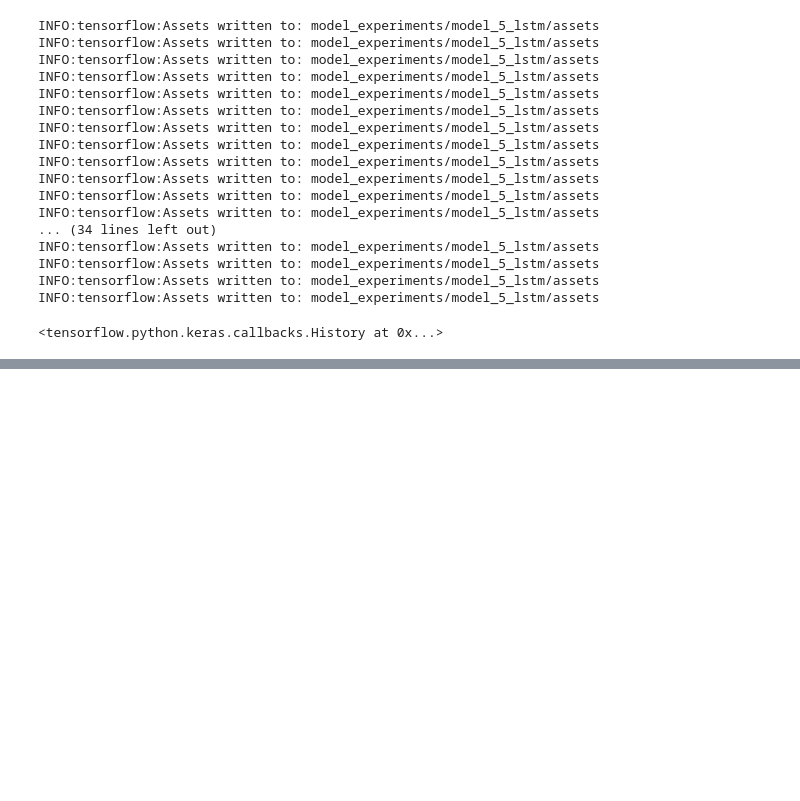
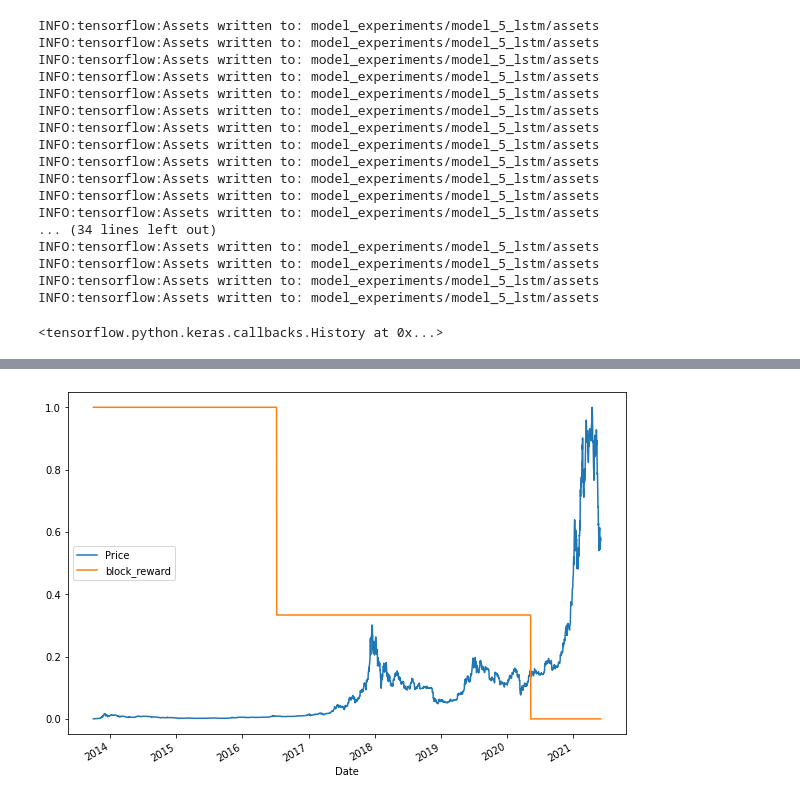
Before and after one commit to Samitkk18/Time-Series-Prediction, a Jupyter notebook: Bitcoin/time_series_BTC.ipynb, the cells around one changed output, grey strips where cells are left out. Saved outputs shown, nothing was run; the diff lists cells and outputs as text; code cells hidden in the pictures; blank space fills up the shorter version.

Commit message:
multivariate time-series

```diff
--- a/Bitcoin/time_series_BTC.ipynb
+++ b/Bitcoin/time_series_BTC.ipynb
@@ -626,0 +673,20 @@ INFO:tensorflow:Assets written to: model_experiments/model_5_lstm/assets
+# %%
+#Make a multivariate time series for out dataset
+#adding another feature column to the dataset
+#Reward values - value halved every 4 years
+
+block_reward_1 = 50
+block_reward_2 = 25
+block_reward_3 = 12.5
+block_reward_4 = 6.25
+
+#Adding time stamps with 4 years interval
+block_reward_2_datetime = np.datetime64("2012-11-28")
+block_reward_3_datetime = np.datetime64("2016-07-09")
+block_reward_4_datetime = np.datetime64("2020-05-11")
+# %%
+# Get date indexes for when to add in different block dates
+#this is done since prices are daily the rewards too have to be daily
+block_reward_2_days = (block_reward_3_datetime - bitcoin_prices.index[0]).days
+block_reward_3_days = (block_reward_4_datetime - bitcoin_prices.index[0]).days
+block_reward_2_days, block_reward_3_days
@@ -626,0 +695,11 @@ INFO:tensorflow:Assets written to: model_experiments/model_5_lstm/assets
+# %%
+#adding th column to the dataset
+# Add block_reward column
+bitcoin_prices_block = bitcoin_prices.copy()
+bitcoin_prices_block["block_reward"] = None
+
+# Set values of block_reward column (it's the last column hence -1 indexing on iloc)
+bitcoin_prices_block.iloc[:block_reward_2_days, -1] = block_reward_2
+bitcoin_prices_block.iloc[block_reward_2_days:block_reward_3_days, -1] = block_reward_3
+bitcoin_prices_block.iloc[block_reward_3_days:, -1] = block_reward_4
+bitcoin_prices_block.head()
@@ -626,0 +714,8 @@ INFO:tensorflow:Assets written to: model_experiments/model_5_lstm/assets
+# %%
+# Plot the block reward/price over time
+scaled_price_block_df = pd.DataFrame(minmax_scale(bitcoin_prices_block[["Price", "block_reward"]]), # we need to scale the data first
+                                     columns=bitcoin_prices_block.columns,
+                                     index=bitcoin_prices_block.index)
+scaled_price_block_df.plot(figsize=(10, 7));
+# %% [output]
+[figure, added]
```
Also changed, not shown: parts of 34 cells of this notebook, 23 other files.
